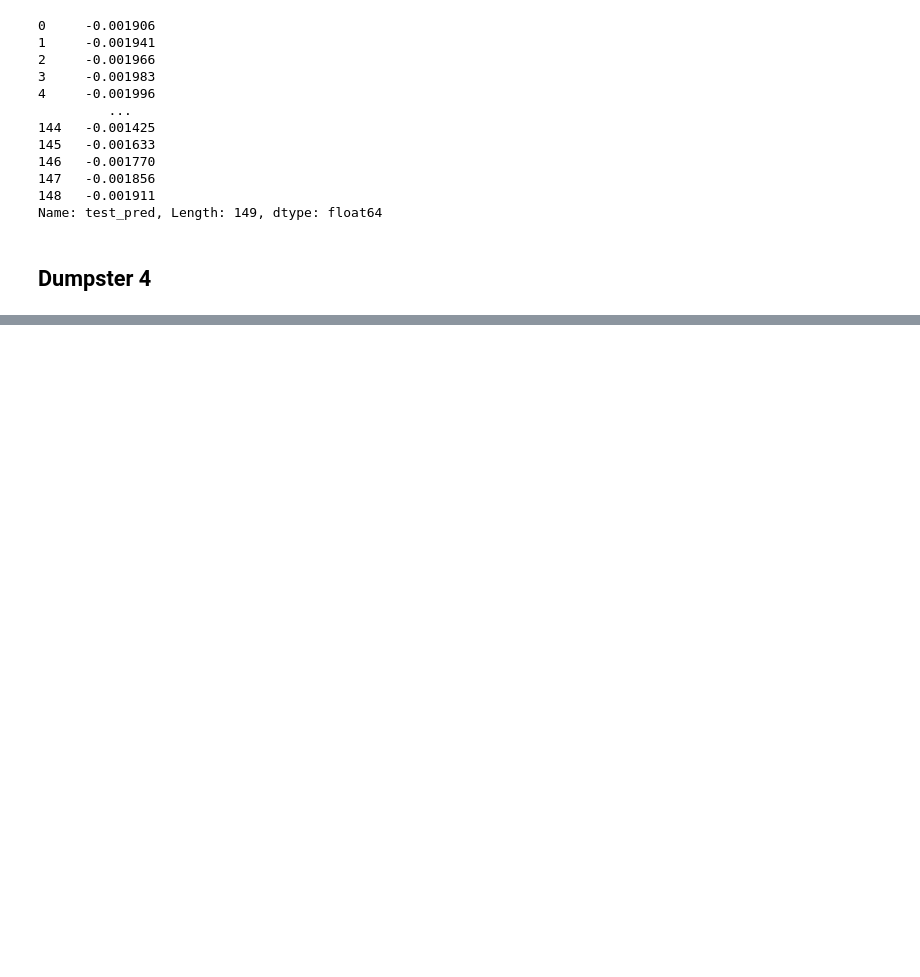
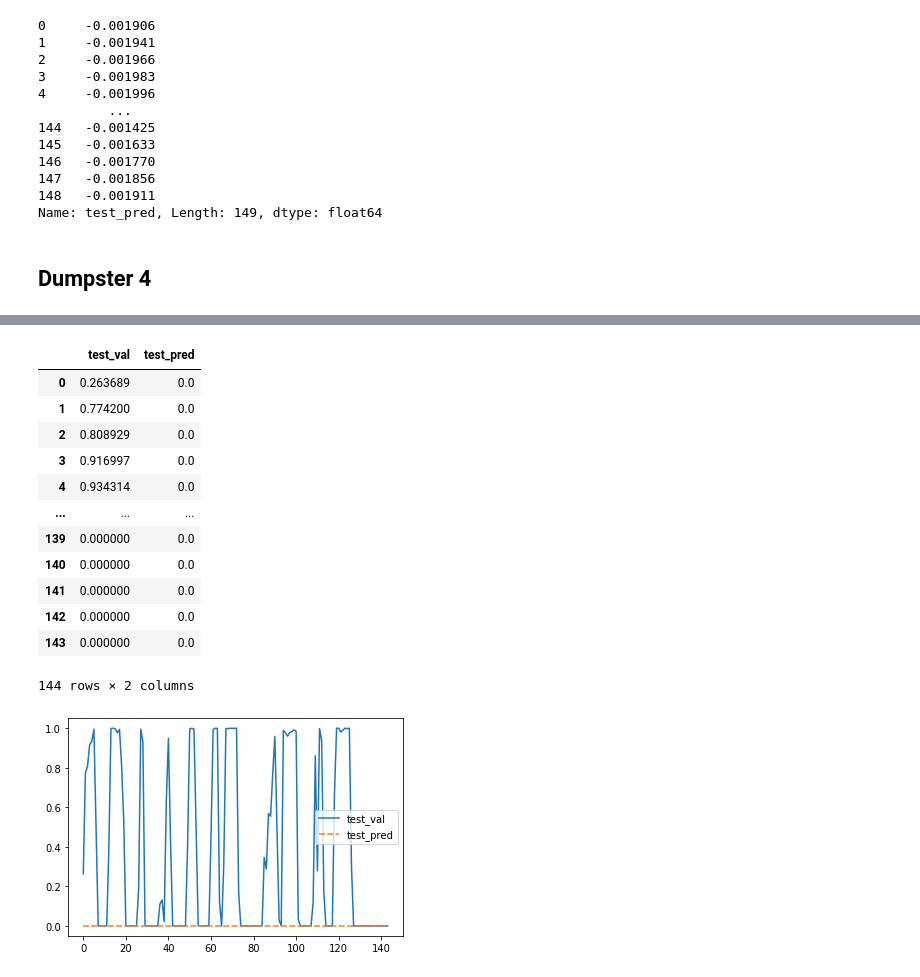
Before and after one commit to miloncl/System-Usage-Analysis, a Jupyter notebook: RNN.ipynb, the cells around one changed output, grey strips where cells are left out. Drawn from its saved outputs; the diff is of its cells as text; code cells hidden in the pictures; blank space fills up the shorter version.

```diff
--- a/RNN.ipynb
+++ b/RNN.ipynb
@@ -665,3 +693,6 @@ out['test_pred'][:]
 Name: test_pred, Length: 149, dtype: float64
 # %% [markdown]
 ## Dumpster 4
+# %%
+X, y = oh_day_sin_hr(apps, 'chrome.exe')
+train_loader, val_loader, test_loader, test_loader_one = prep_data(24)
@@ -668,10 +704,8 @@ Name: test_pred, Length: 149, dtype: float64
+# %%
+num_epochs = 150
 # %%
-sequence_length = 1
-num_classes = 1
-input_size = 8
-
 class RNN(nn.Module):
-    def __init__(self, input_size, hidden_size, num_layers):
+    def __init__(self, input_size, hidden_size, num_layers, num_classes):
         super(RNN, self).__init__()
         self.num_layers = num_layers
         self.hidden_size = hidden_size
@@ -706,7 +740,7 @@ class RNN(nn.Module):
         # out: (n, 10)
         return torch.sigmoid(out)
 
-model = RNN(input_size, hidden_size, num_layers).to(device)
+model = RNN(input_size, hidden_size, num_layers, 1).to(device)
 
 # Loss and optimizer
 criterion = nn.BCELoss()
@@ -715,7 +749,9 @@ optimizer = torch.optim.Adam(model.parameters(), lr=learning_rate)
 # Train the model
 n_total_steps = len(train_loader)
 for epoch in range(num_epochs):
+    j = 0
     for i, (images, labels) in enumerate(train_loader):
+        j += 1
         # origin shape: [N, 1, 28, 28]
         # resized: [N, 28, 28]
         images = images.reshape(-1, batch_size, input_size).to(device)
@@ -723,7 +759,6 @@ for epoch in range(num_epochs):
 
         # Forward pass
         outputs = model(images)
-        #print(labels[0])
         loss = criterion(outputs, labels)
 
         # Backward and optimize
@@ -731,13 +766,11 @@ for epoch in range(num_epochs):
         loss.backward()
         optimizer.step()
 
-        if (i+1) % 100 == 0:
-            print (f'Epoch [{epoch+1}/{num_epochs}], Step [{i+1}/{n_total_steps}], Loss: {loss.item():.4f}')
+        if (j+1) % 100 == 0:
+            print (f'Epoch [{epoch+1}/{num_epochs}], Step [{j+1}/{n_total_steps}], Loss: {loss.item():.4f}')
 
 # Test the model
 # In test phase, we don't need to compute gradients (for memory efficiency)
-test_output = []
-
 with torch.no_grad():
     n_correct = 0
     n_samples = 0
@@ -747,10 +780,9 @@ with torch.no_grad():
         outputs = model(images)
         # max returns (value ,index)
         _, predicted = torch.max(outputs.data, 1)
-        test_output = test_output + [predicted]
         n_samples += labels.size(0)
         n_correct += (predicted == labels).sum().item()
 
     acc = 100.0 * n_correct / n_samples
-    print(f'Accuracy of the network on the test data: {acc} %')
+    print(f'Accuracy of the network on the 10000 test images: {acc} %')
 # %% [output]
@@ -785,0 +903,29 @@ test_output
+# %%
+def output(test_values_vanilla, test_preds_vanilla):
+    #test_values_vanilla, test_preds_vanilla = opt.evaluate(test_loader_one, batch_size=batch_size, n_feats=input_dims)
+
+    out = pd.DataFrame({
+        'test_val': test_values_vanilla,
+        'test_pred': test_preds_vanilla
+    })
+
+    sns.lineplot(data=out)
+
+    return out
+# %%
+output(test_labels, test_outputs)
+# %% [output]
+|  | test_val | test_pred |
+| 0 | 0.263689 | 0.0 |
+| 1 | 0.774200 | 0.0 |
+| 2 | 0.808929 | 0.0 |
+| 3 | 0.916997 | 0.0 |
+| 4 | 0.934314 | 0.0 |
+| ... | ... | ... |
+| 139 | 0.000000 | 0.0 |
+| 140 | 0.000000 | 0.0 |
+| 141 | 0.000000 | 0.0 |
+| 142 | 0.000000 | 0.0 |
+| 143 | 0.000000 | 0.0 |
+144 rows × 2 columns
+[figure, added]
```
Also changed, not shown: parts of 60 cells of this notebook.
